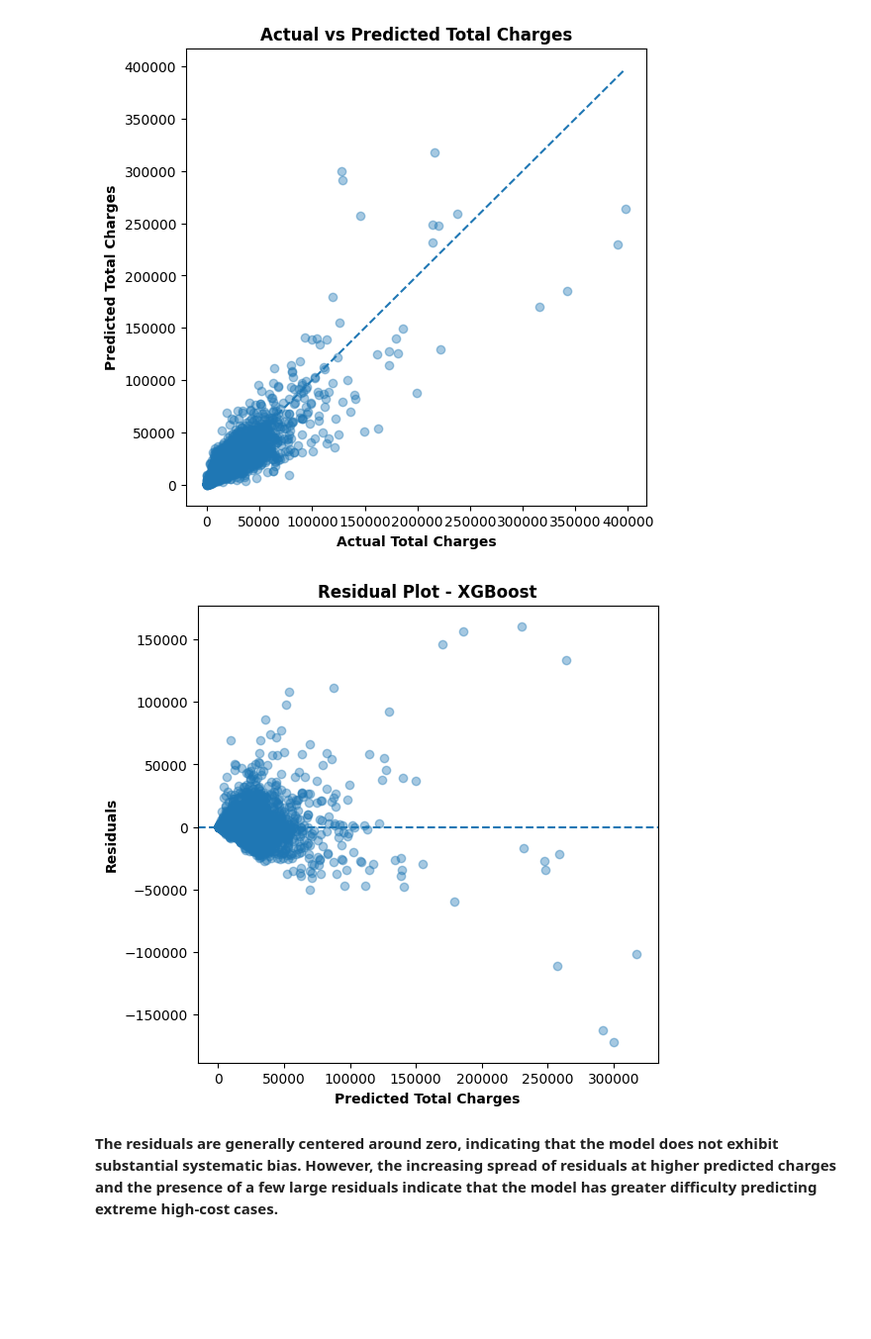
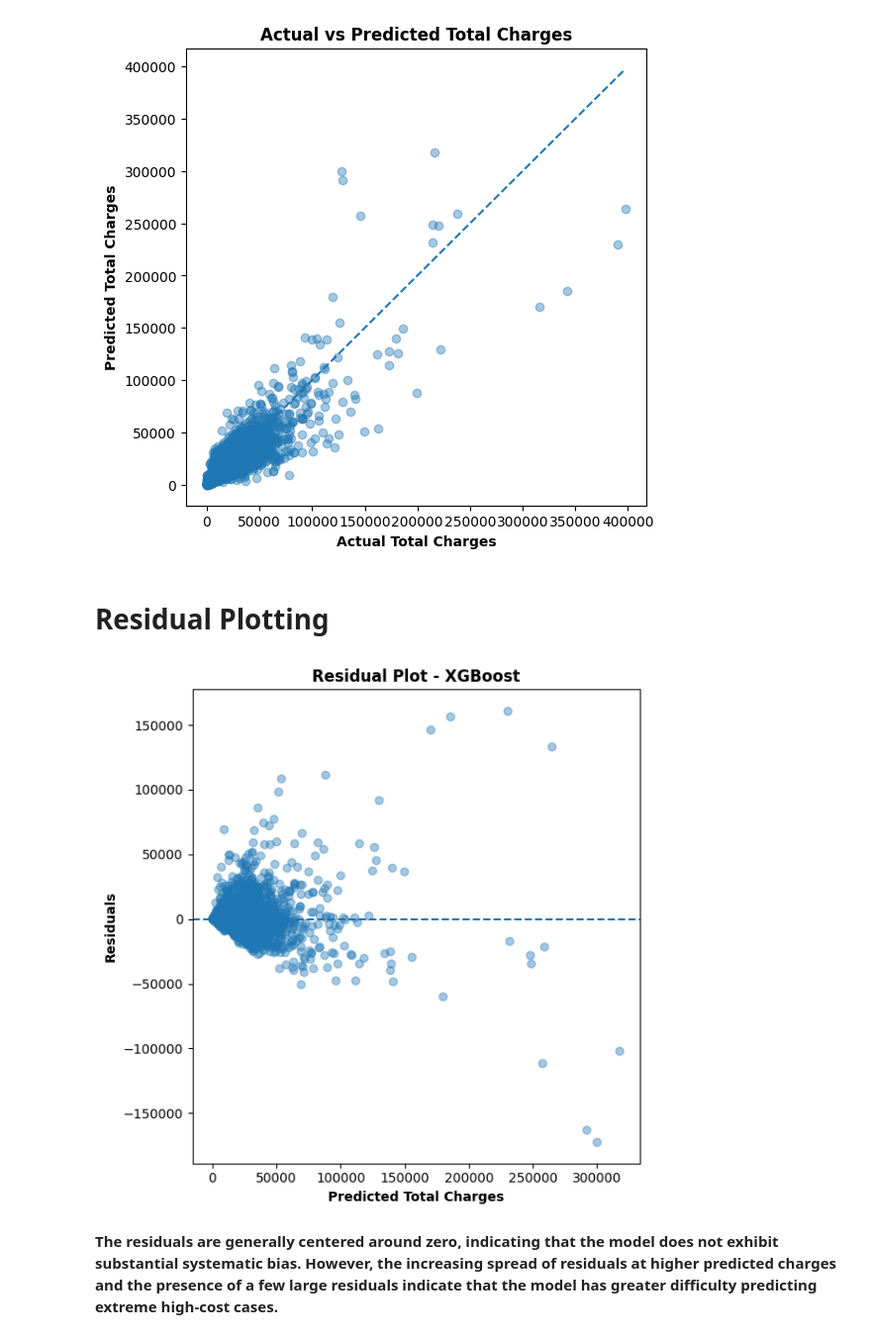
Before and after one commit to SB100500/hospital-inpatient-cost-prediction, a Jupyter notebook: hospital_inpatient_cost_prediction_analytics.ipynb, the cells around one changed output. Shown at 99% size. Cells and saved outputs as stored; diff of their text form; code cells hidden in the pictures; blank space fills up the shorter version.

Commit message:
Kaggle Notebook | Hospital_Inpatient Cost_Prediction_Analytics | Version 48

```diff
--- a/hospital_inpatient_cost_prediction_analytics.ipynb
+++ b/hospital_inpatient_cost_prediction_analytics.ipynb
@@ -1408,25 +1408,37 @@ plt.title('Actual vs Predicted Total Charges', fontweight='bold')
 plt.show()
 # %% [output]
 [figure]
+# %% [markdown]
+# Residual Plotting
 # %%
-#residual Plot
+# Residual Plot
 residuals = y_test - y_test_pred
-plt.figure(figsize=(6,6))
+
+plt.figure(figsize=(6, 6))
 
 plt.scatter(y_test_pred, residuals, alpha=0.4)
 
 plt.axhline(
     y=0,
     linestyle='--'
 )
 
 plt.xlabel('Predicted Total Charges', fontweight='bold')
 plt.ylabel('Residuals', fontweight='bold')
 plt.title('Residual Plot - XGBoost', fontweight='bold')
 
+plt.tight_layout()
+
+plt.savefig(
+    "/kaggle/working/residual_plot.png",
+    dpi=300,
+    bbox_inches="tight"
+)
+
 plt.show()
+plt.close()
 # %% [output]
-[figure, old version]
+[figure, new version]
 # %% [markdown]
 **The residuals are generally centered around zero, indicating that the model does not exhibit substantial systematic bias. However, the increasing spread of residuals at higher predicted charges and the presence of a few large residuals indicate that the model has greater difficulty predicting extreme high-cost cases.**
 # %% [markdown]
```
Also changed, not shown: parts of 9 cells of this notebook.
